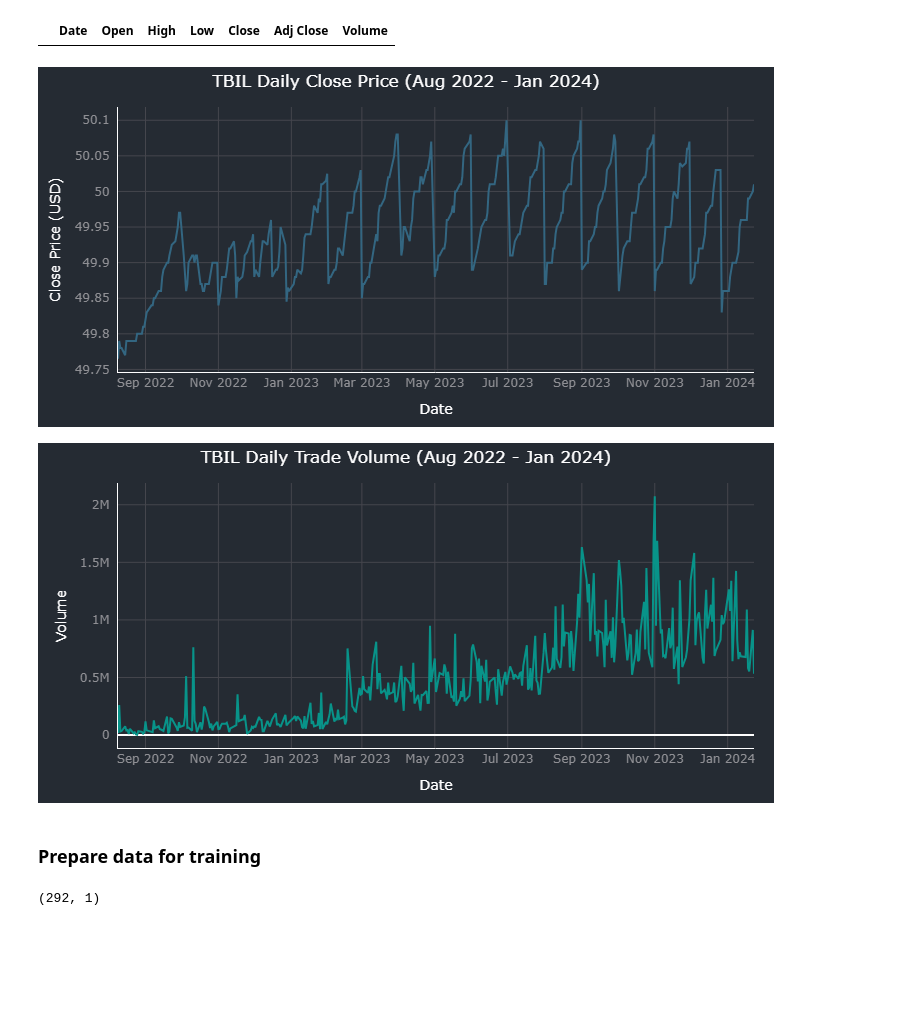
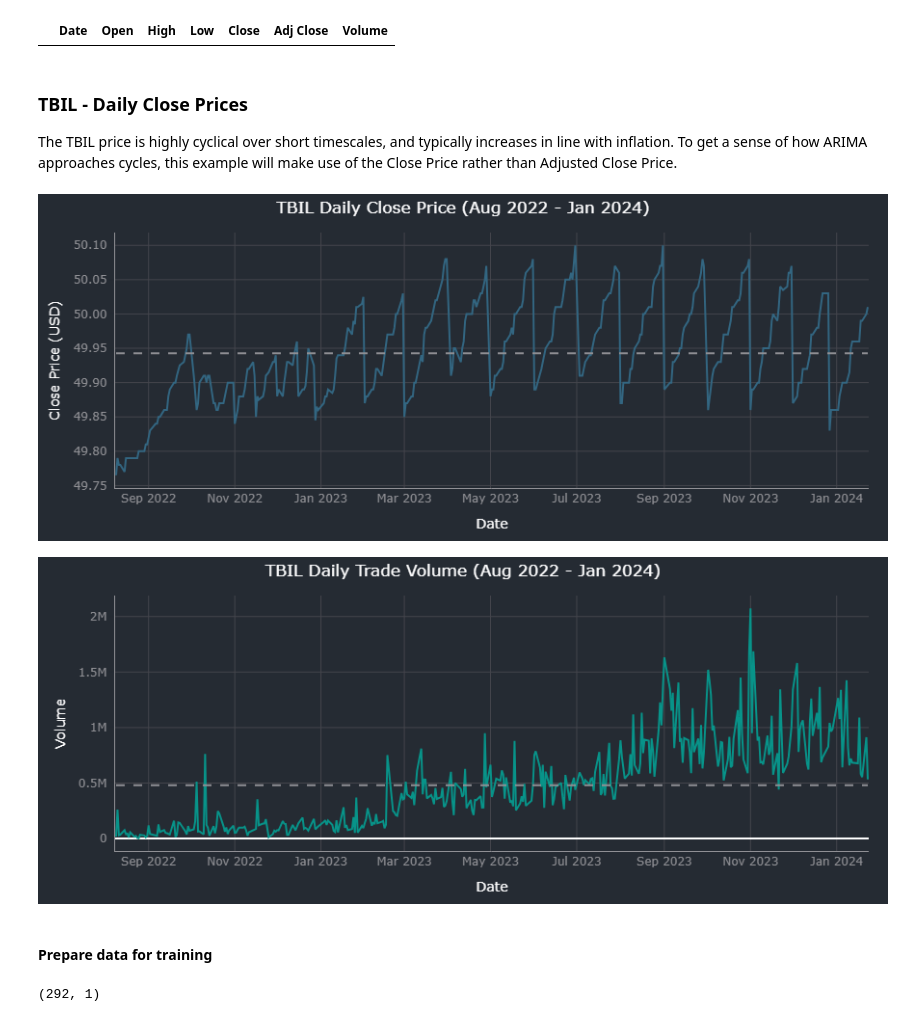
Before and after one commit to essteer/tick-predict, a Jupyter notebook: src/arima.ipynb, the cells around one changed output. Cells and saved outputs as stored; diff of their text form; code cells hidden in the pictures; blank space fills up the shorter version.

```diff
--- a/src/arima.ipynb
+++ b/src/arima.ipynb
@@ -35,7 +35,7 @@ def format_plot(fig):
         xaxis_title_font_color=palette["light"], yaxis_title_font_color=palette["light"],
         xaxis_tickfont_color=palette["stone"], yaxis_tickfont_color=palette["stone"],
         xaxis_gridcolor=palette["grey"], yaxis_gridcolor=palette["grey"],
-        xaxis_linecolor=palette["light"], yaxis_linecolor=palette["light"],
+        xaxis_linecolor=palette["stone"], yaxis_linecolor=palette["stone"],
         title={"x": 0.5},  # Center title
         xaxis={"categoryorder": "category ascending"},  # Set y-axis labels from low to high
         yaxis={
@@ -325,2 +334,0 @@ My assumption is that the cyclical nature of the TBIL price will make it easier
-# %%
-tbil_df = pd.read_csv("./data/20240124_TBIL_max.csv")
@@ -367,29 +593,50 @@ tbil_df.describe()
 tbil_df[tbil_df.isnull().any(axis=1)]
 # %% [output]
 |  | Date | Open | High | Low | Close | Adj Close | Volume |
+# %% [markdown]
+### TBIL - Daily Close Prices
+
+The TBIL price is highly cyclical over short timescales, and typically increases in line with inflation. To get a sense of how ARIMA approaches cycles, this example will make use of the Close Price rather than Adjusted Close Price.
 # %%
 fig = go.Figure()
 # Plot close prices
 fig.add_trace(go.Scatter(x=tbil_df["Date"], y=tbil_df["Close"], mode="lines", name="Close Price (USD)"))
+# Calculate total mean
+mean_value = tbil_df["Close"].mean()
+# Add horizontal dashed line for mean
+fig.add_shape(
+    type="line", x0=tbil_df["Date"].min(), x1=tbil_df["Date"].max(), y0=mean_value, y1=mean_value,
+    line=dict(color=palette["stone"], width=2, dash="dash"), name="Mean"
+)
 # Update layout
 fig.update_layout(title="TBIL Daily Close Price (Aug 2022 - Jan 2024)",
                   xaxis_title="Date",
                   yaxis_title="Close Price (USD)"
 )
 # Set label formats for hovering on data points
 fig.update_traces(
     hovertemplate="%{x:%Y/%M/%D}<br>GBX: %{y:,.2f}<extra></extra>",  # extra code removes trace name default
     line_color=palette["blue"]
 )
+fig.update_yaxes(
+    tickformat=".2f"  # Format for 2 decimal places
+)
 # Show plot
 format_plot(fig)
 fig.show()
 # %% [output]
-[figure, old version]
+[figure, new version]
 # %%
 fig = go.Figure()
 # Plot close prices
 fig.add_trace(go.Scatter(x=tbil_df["Date"], y=tbil_df["Volume"], mode="lines", name="Volume"))
+# Calculate total mean
+mean_value = tbil_df["Volume"].mean()
+# Add horizontal dashed line for mean
+fig.add_shape(
+    type="line", x0=tbil_df["Date"].min(), x1=tbil_df["Date"].max(), y0=mean_value, y1=mean_value,
+    line=dict(color=palette["stone"], width=2, dash="dash"), name="Mean"
+)
 # Update layout
 fig.update_layout(title="TBIL Daily Trade Volume (Aug 2022 - Jan 2024)",
                   xaxis_title="Date",
@@ -404,9 +651,9 @@ fig.update_traces(
 format_plot(fig)
 fig.show()
 # %% [output]
-[figure, old version]
+[figure, new version]
 # %% [markdown]
-### Prepare data for training
+#### Prepare data for training
 # %%
 tbil_close_df = tbil_df[["Date", "Close"]].copy()
 # %%
```
Also changed, not shown: parts of 57 cells of this notebook.
